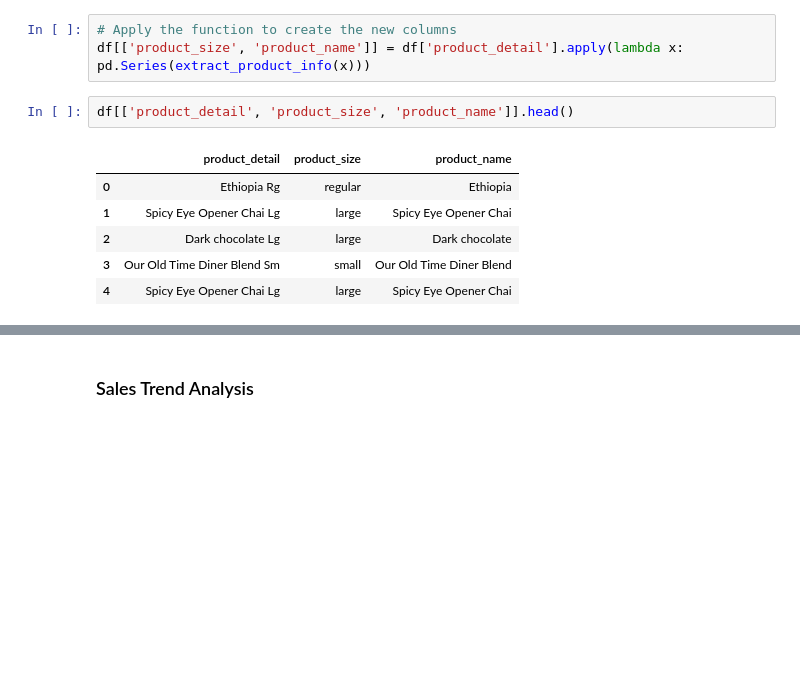
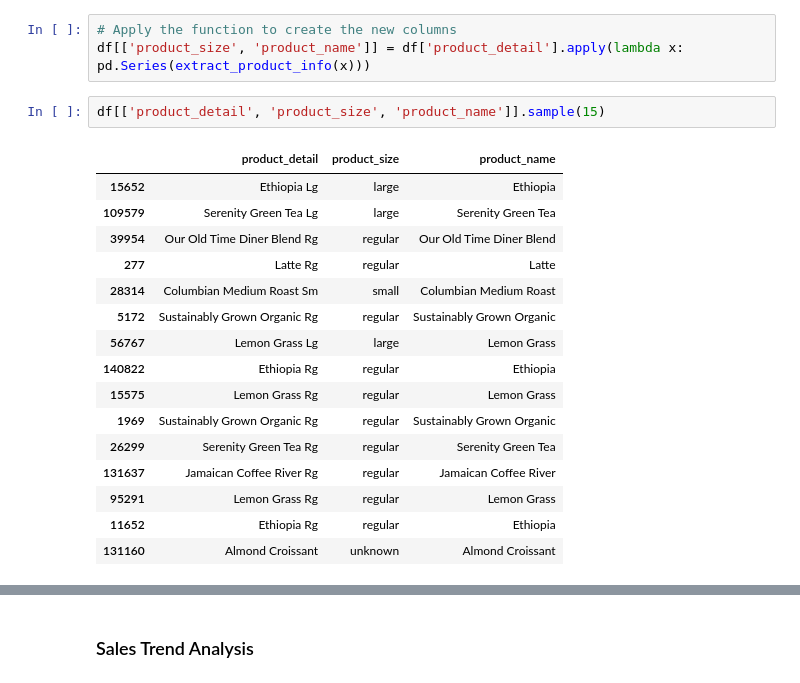
Before and after one commit to JinnOppa/Data-Analysis-Portfolio, a Jupyter notebook: coffee-shop-sales/project1.ipynb, the cells around one changed output, grey strips where cells are left out. Saved outputs shown, nothing was run; the diff lists cells and outputs as text; blank space fills up the shorter version.

```diff
--- a/coffee-shop-sales/project1.ipynb
+++ b/coffee-shop-sales/project1.ipynb
@@ -144,11 +146,21 @@ def extract_product_info(product_detail):
 # Apply the function to create the new columns
 df[['product_size', 'product_name']] = df['product_detail'].apply(lambda x: pd.Series(extract_product_info(x)))
 # %%
-df[['product_detail', 'product_size', 'product_name']].head()
+df[['product_detail', 'product_size', 'product_name']].sample(15)
 # %% [output]
 |  | product_detail | product_size | product_name |
-| 0 | Ethiopia Rg | regular | Ethiopia |
-| 1 | Spicy Eye Opener Chai Lg | large | Spicy Eye Opener Chai |
-| 2 | Dark chocolate Lg | large | Dark chocolate |
-| 3 | Our Old Time Diner Blend Sm | small | Our Old Time Diner Blend |
-| 4 | Spicy Eye Opener Chai Lg | large | Spicy Eye Opener Chai |
+| 15652 | Ethiopia Lg | large | Ethiopia |
+| 109579 | Serenity Green Tea Lg | large | Serenity Green Tea |
+| 39954 | Our Old Time Diner Blend Rg | regular | Our Old Time Diner Blend |
+| 277 | Latte Rg | regular | Latte |
+| 28314 | Columbian Medium Roast Sm | small | Columbian Medium Roast |
+| 5172 | Sustainably Grown Organic Rg | regular | Sustainably Grown Organic |
+| 56767 | Lemon Grass Lg | large | Lemon Grass |
+| 140822 | Ethiopia Rg | regular | Ethiopia |
+| 15575 | Lemon Grass Rg | regular | Lemon Grass |
+| 1969 | Sustainably Grown Organic Rg | regular | Sustainably Grown Organic |
+| 26299 | Serenity Green Tea Rg | regular | Serenity Green Tea |
+| 131637 | Jamaican Coffee River Rg | regular | Jamaican Coffee River |
+| 95291 | Lemon Grass Rg | regular | Lemon Grass |
+| 11652 | Ethiopia Rg | regular | Ethiopia |
+| 131160 | Almond Croissant | unknown | Almond Croissant |
```
Also changed, not shown: parts of 57 cells of this notebook.
